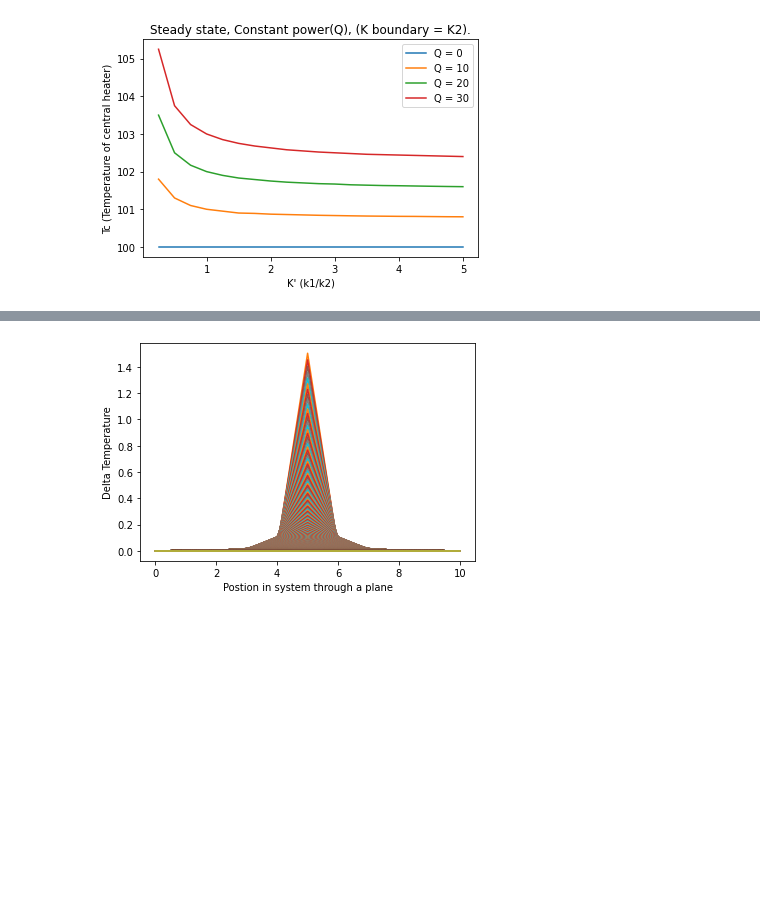
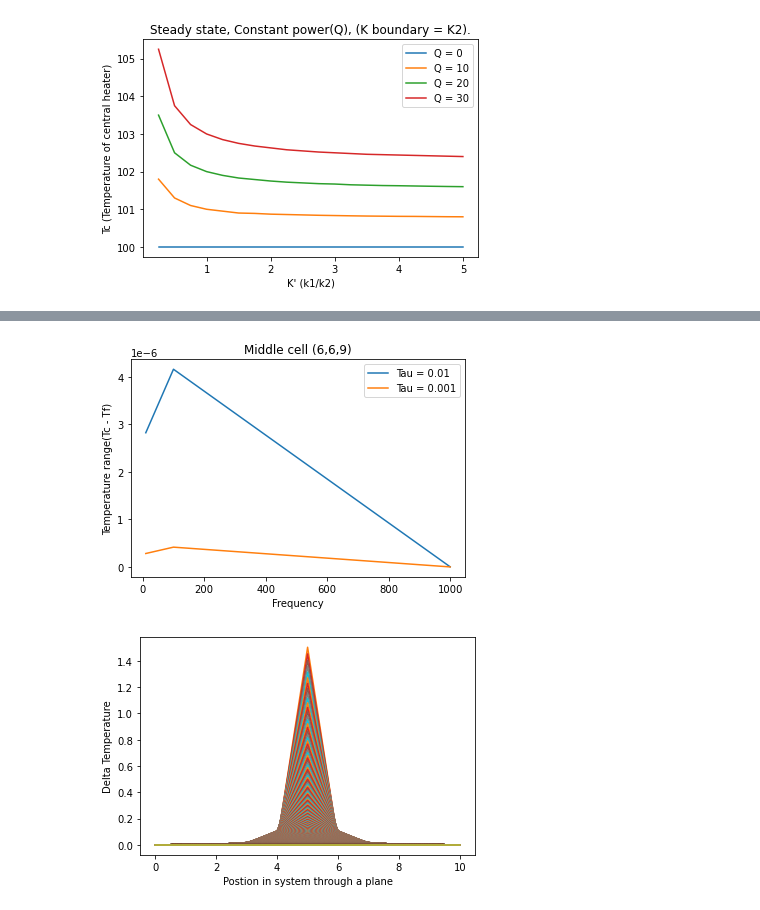
Before and after one commit to ExeQuantCode/HeatFlow, a Jupyter notebook: Plotting.ipynb, the cells around one changed output, grey strips where cells are left out. Cells and saved outputs as stored; diff of their text form; code cells hidden in the pictures; blank space fills up the shorter version.

```diff
--- a/Plotting.ipynb
+++ b/Plotting.ipynb
@@ -317,3 +333,25 @@ plt.xscale('log')
+# %%
+import matplotlib.pyplot as plt
+
+Tcatrn1 = [5.615874542347285, 0.3139159208258775, 6.700481367261091e-05]
+Tcatrn2 = [5.615849146036965, 0.3138785053671995, 6.698710876662517e-05]
+Tcatrn3 = [5.6158466064013055, 0.31387476358662525, 6.698535918303605e-05]
+Tcatrn6 = [6.725593408418717e-05]
+fr = [5.61584632421949, 0.31387434783050594, 6.698520934378394e-05]
+
+drT1 = [x - y for x, y in zip(Tcatrn1, fr)]
+drT2 = [x - y for x, y in zip(Tcatrn2, fr)]
+drT3 = [x - y for x, y in zip(Tcatrn3, fr)]
+plt.title('Middle cell (6,6,9)')
+# plt.plot(f, drT1, label='Tau = 0.1')
+plt.plot(f, drT2, label='Tau = 0.01')
+plt.plot(f, drT3, label='Tau = 0.001')
+plt.xlabel('Frequency')
+plt.ylabel('Temperature range(Tc - Tf)')
+plt.legend()
+plt.show()
+# %% [output]
+[figure, added]
 # %%
 import matplotlib.pyplot as plt
 import numpy as np
```
Also changed, not shown: parts of 11 cells of this notebook, 5 other files.
